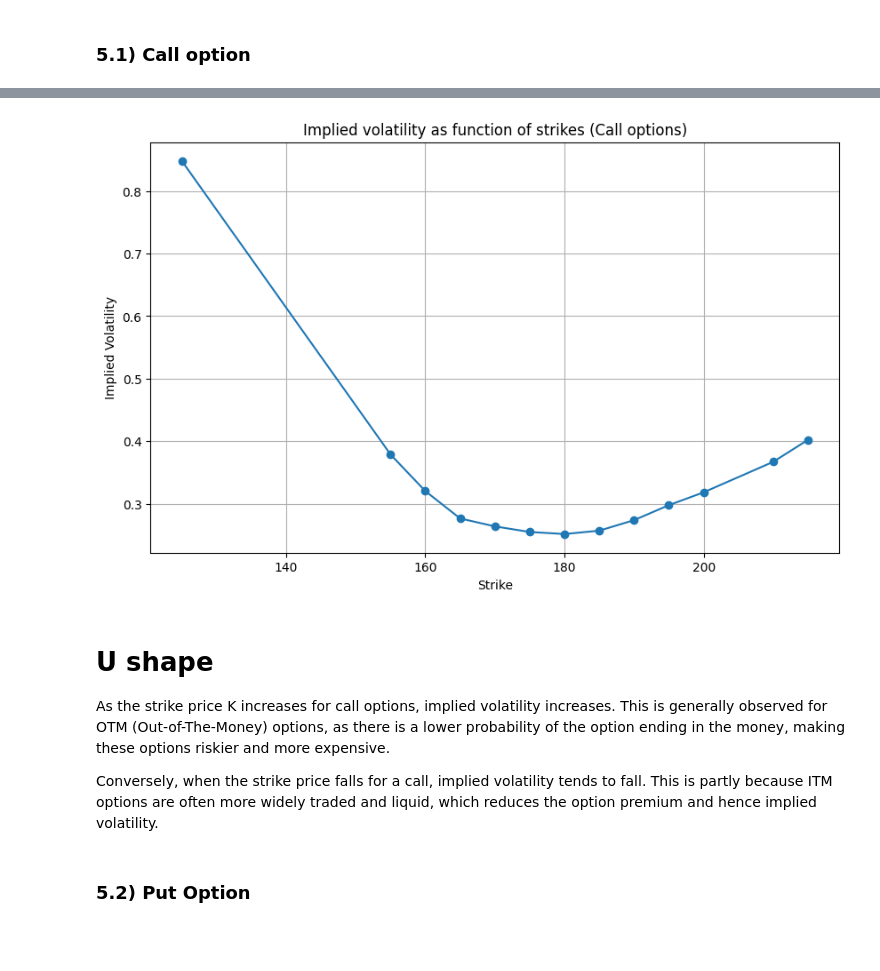
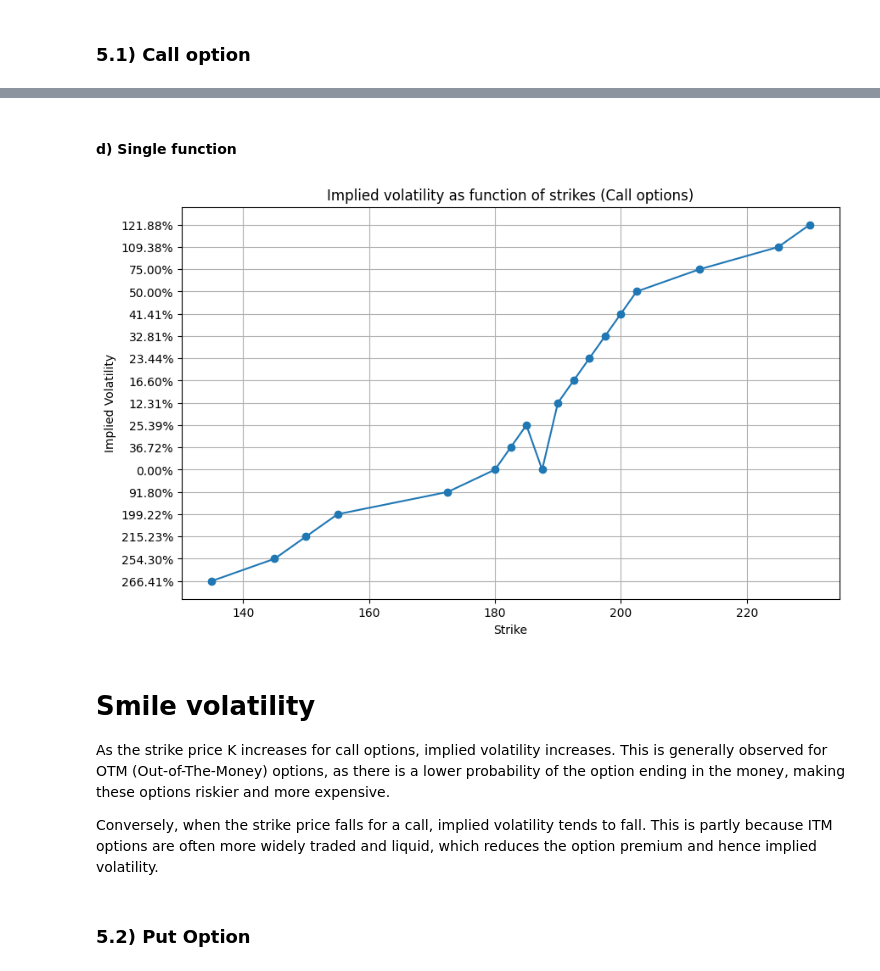
Before and after one commit to sylv0303/Git, a Jupyter notebook: Pricing.ipynb, the cells around one changed output, grey strips where cells are left out. Saved outputs shown, nothing was run; the diff lists cells and outputs as text; code cells hidden in the pictures; blank space fills up the shorter version.

```diff
--- a/Pricing.ipynb
+++ b/Pricing.ipynb
@@ -175,0 +276,6 @@ options_data = ticker.option_chain('2024-02-23')
+# %%
+ticker = 'AAPL'
+
+# Get expiration dates
+expirationDates = op.get_expiration_dates(ticker)
+expirationDates
@@ -175,0 +303,8 @@ options_data = ticker.option_chain('2024-02-23')
+# %%
+# Call and Put option data
+callData = op.get_calls(ticker, date = expirationDates[0])
+putData = op.get_puts(ticker, date = expirationDates[0])
+
+# Chain data
+chainData = op.get_options_chain(ticker, date = expirationDates[0])
+callData
@@ -205,8 +330,9 @@ Put Options Dataframe:
 # %%
 treshold_volume = 50 # on exclut les options avec un volume faible car peu liquides, les options OTM ou ITM sont souvent moins liquides que celles près de la monnaie (ATM)
 
-call_filter = df_call[
-    (df_call["volume"] >= treshold_volume)
+callData["Volume"] = pd.to_numeric(callData["Volume"])
+call_filter = callData[
+    (callData["Volume"] >= treshold_volume)
 ]
-print(call_filter)
+call_filter.head(5)
 # %% [output]
@@ -256,0 +477,2 @@ print(put_filter)
+# %% [markdown]
+#### d) Single function
@@ -257,18 +499,18 @@ print(put_filter)
 # %%
-strike_call = call_filter["strike"]
-implied_volatility_call = call_filter["impliedVolatility"]
+implied_volatility_call = call_filter["Implied Volatility"]
+strike_call = call_filter["Strike"]
 
-plt.figure(figsize=(10,6))
+plt.figure(figsize=(10, 6))
 plt.plot(strike_call, implied_volatility_call, marker='o', linestyle='-')
 plt.title("Implied volatility as function of strikes (Call options)")
 plt.xlabel("Strike")
 plt.ylabel("Implied Volatility")
 plt.grid(True)
 plt.show()
 # %% [output]
-[figure, old version]
+[figure, new version]
 # %% [markdown]
-# U shape
+# Smile volatility
 As the strike price K increases for call options, implied volatility increases. This is generally observed for OTM (Out-of-The-Money) options, as there is a lower probability of the option ending in the money, making these options riskier and more expensive.
 
 Conversely, when the strike price falls for a call, implied volatility tends to fall. This is partly because ITM options are often more widely traded and liquid, which reduces the option premium and hence implied volatility.
```
Also changed, not shown: parts of 23 cells of this notebook.
